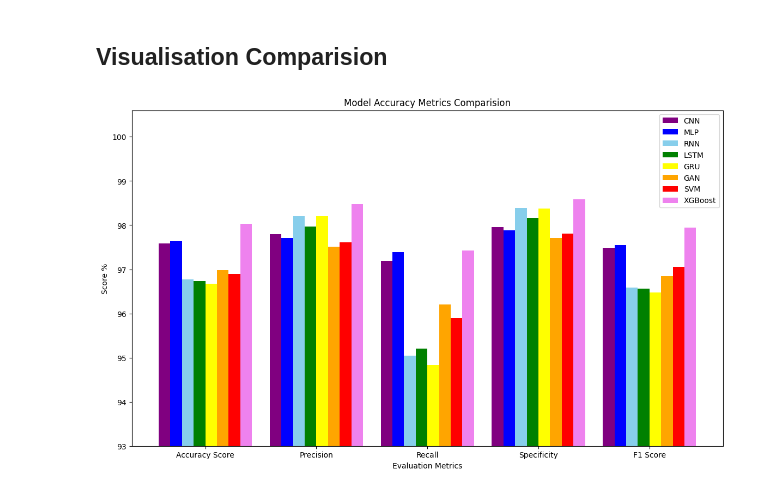
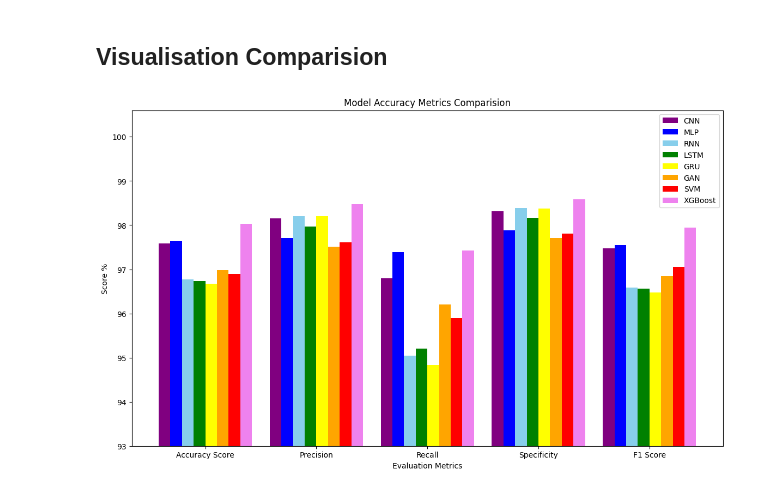
Before and after one commit to dharaneishvc/Intrusion-detection-DL-ML, a Jupyter notebook: NSLKDD_preprocess_8models.ipynb, the cells around one changed output. Cells and saved outputs as stored; diff of their text form; code cells hidden in the pictures.

Commit message:
updated graph

```diff
--- a/NSLKDD_preprocess_8models.ipynb
+++ b/NSLKDD_preprocess_8models.ipynb
@@ -1316,34 +1316,34 @@ N = 5
 ind = np.arange(N)
 width = 0.105
 
-CNN  = [97.59,97.79,97.19,97.96,97.49]
+CNN  = [97.59,98.15,96.80,98.31,97.47]
 MLP  = [97.64,97.71,97.39,97.88,97.55]
 RNN  = [96.77,98.20,95.04,98.39,96.59]
 LSTM = [96.74,97.97,95.20,98.17,96.56]
 GRU  = [96.67,98.20,94.83,98.38,96.48]
 GAN  = [96.98,97.51,96.20,97.71,96.85]
 SVM  = [96.89,97.61,95.90,97.81,97.06]
 XGB  = [98.03,98.48,97.43,98.59,97.95]
 
 bar1 = plt.bar(ind, CNN, width, color = 'purple')
 bar2 = plt.bar(ind+width, MLP, width, color='blue')
 bar3 = plt.bar(ind+width*2, RNN, width, color = 'skyblue')
 bar4 = plt.bar(ind+width*3, LSTM, width, color = 'green')
 bar5 = plt.bar(ind+width*4, GRU, width, color = 'yellow')
 bar6 = plt.bar(ind+width*5, GAN, width, color = 'orange')
 bar7 = plt.bar(ind+width*6, SVM, width, color = 'red')
 bar8 = plt.bar(ind+width*7, XGB, width, color = 'violet')
 
 plt.xlabel("Evaluation Metrics")
 plt.ylabel('Score %')
 plt.title("Model Accuracy Metrics Comparision")
 
 plt.xticks(ind+width*3.5,['Accuracy Score', 'Precision', 'Recall', 'Specificity', 'F1 Score'])
 plt.legend((bar1, bar2, bar3, bar4, bar5, bar6, bar7, bar8), ('CNN', 'MLP', 'RNN', 'LSTM', 'GRU', 'GAN', 'SVM', 'XGBoost'), loc="upper right" )
 plt.ylim(93,100.6)
 plt.gcf().set_size_inches(14, 8)
 #plt.axhline(y = 100, color = 'grey', linestyle = '--')
 
 plt.show()
 # %% [output]
-[figure, old version]
+[figure, new version]
```
